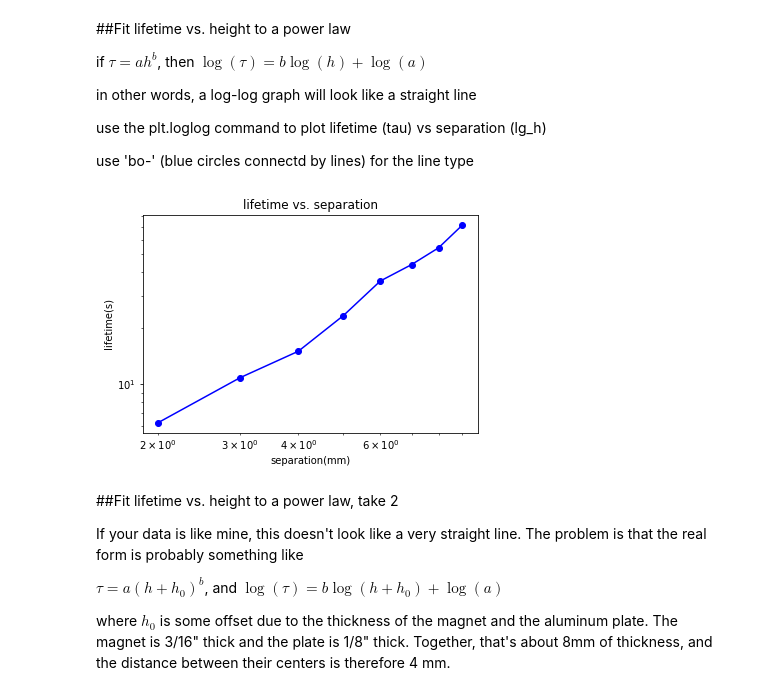
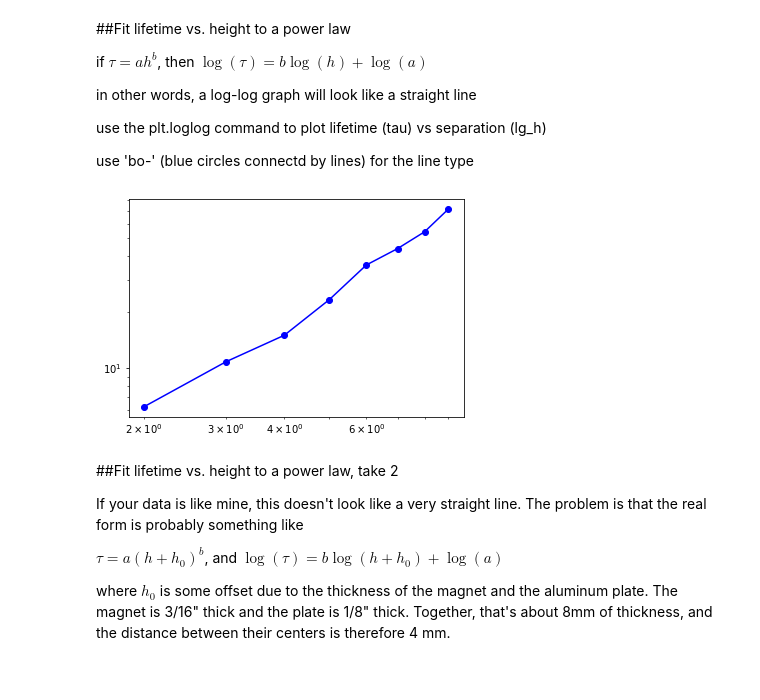
Before and after one commit to NYUExperimentalPhysics1-2021/labanalysis2-rdw2063, a Jupyter notebook: LabAnalysis2_Rachel_Wu.ipynb, the cells around one changed output. Cells and saved outputs as stored; diff of their text form; code cells hidden in the pictures.

```diff
--- a/LabAnalysis2_Rachel_Wu.ipynb
+++ b/LabAnalysis2_Rachel_Wu.ipynb
@@ -395,12 +387,9 @@ use 'bo-' (blue circles connectd by lines) for the line type
 # %%
 #CODE 19: log-log plot of lifetime vs. separation
 plt.loglog(lg_h, lg_tau, "bo-")
-plt.title("lifetime vs. separation")
-plt.xlabel("separation(mm)")
-plt.ylabel("lifetime(s)")
 plt.show()
 # %% [output]
-[figure, old version]
+[figure, new version]
 # %% [markdown]
 ##Fit lifetime vs. height to a power law, take 2
 
```
Also changed, not shown: parts of 5 cells of this notebook.
